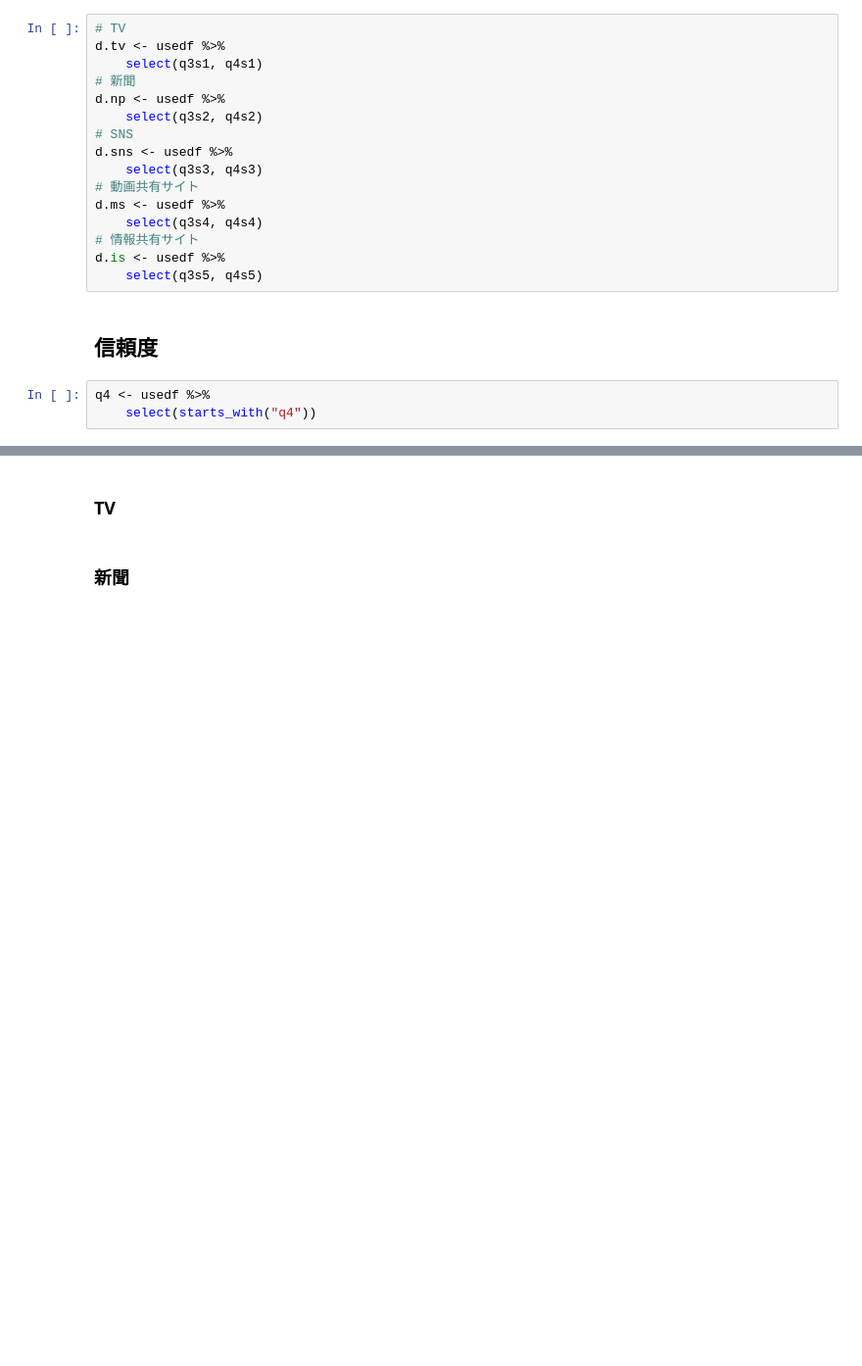
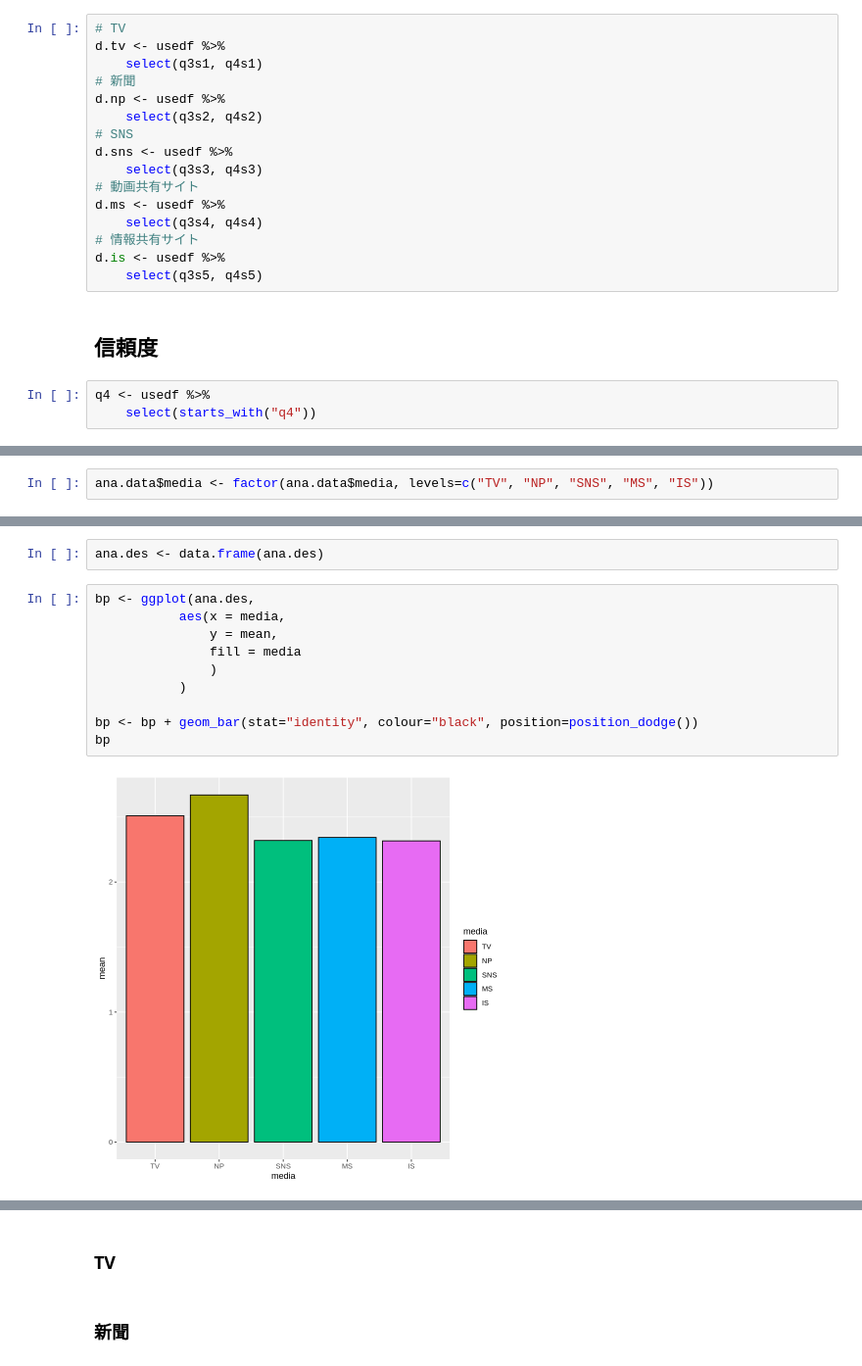
Before and after one commit to e4rll/kanmake, a Jupyter notebook: kanmake.ipynb, the cells around one changed output, grey strips where cells are left out. Shown at 98% size. Cells and saved outputs as stored; diff of their text form; blank space fills up the shorter version.

```diff
--- a/kanmake.ipynb
+++ b/kanmake.ipynb
@@ -192,0 +210,2 @@ plot(count ~ spray, data = d.q)
+# %%
+ana.data$media <- factor(ana.data$media, levels=c("TV", "NP", "SNS", "MS", "IS"))
@@ -192,0 +218,14 @@ plot(count ~ spray, data = d.q)
+# %%
+ana.des <- data.frame(ana.des)
+# %%
+bp <- ggplot(ana.des,
+           aes(x = media,
+               y = mean,
+               fill = media
+               )
+           )
+
+bp <- bp + geom_bar(stat="identity", colour="black", position=position_dodge())
+bp
+# %% [output]
+[figure, added]
```
Also changed, not shown: parts of 17 cells of this notebook.
